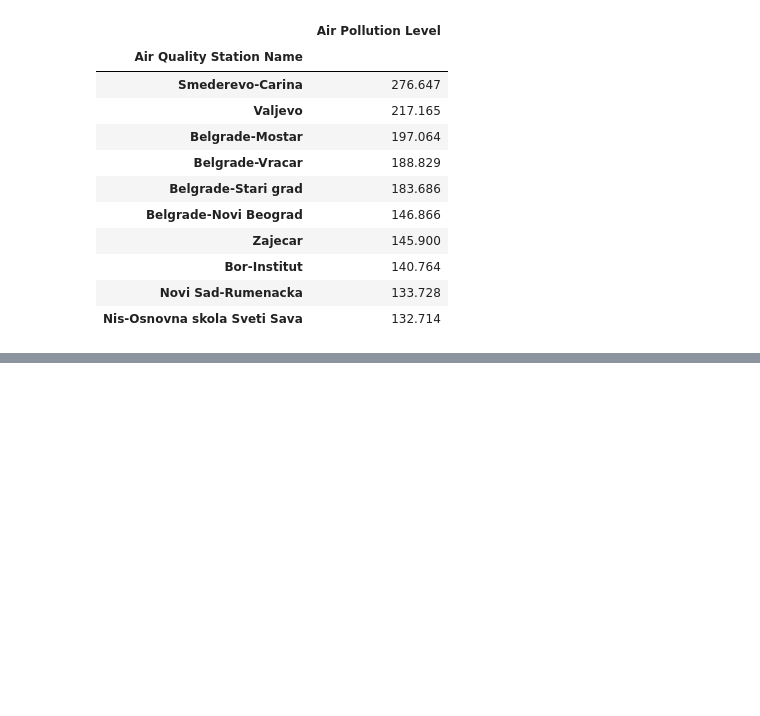
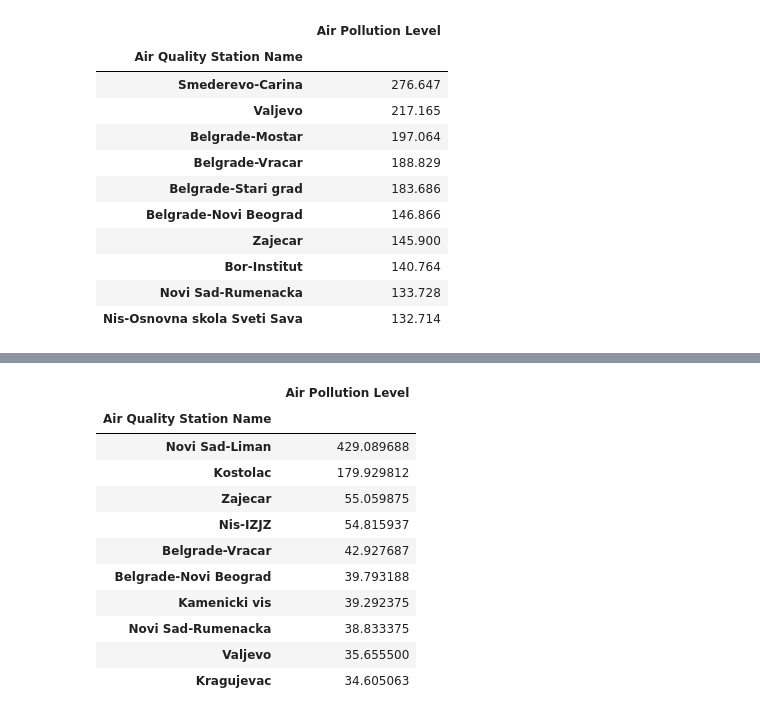
Before and after one commit to makilezx/analysis-of-air-pollution-in-Serbian-cities, a Jupyter notebook: data-analysis-1.ipynb, the cells around one changed output, grey strips where cells are left out. Saved outputs shown, nothing was run; the diff lists cells and outputs as text; code cells hidden in the pictures; blank space fills up the shorter version.

```diff
--- a/data-analysis-1.ipynb
+++ b/data-analysis-1.ipynb
@@ -962,11 +962,11 @@ so2test202
 # %%
 #EDA last 3 years
 #df_2019, df_2020, fixdf_2021
-
+#== sampling
 #2021
-CO_2021 = df_2021.loc[df_2021['Air Pollutant'] == "CO"]
-NO2_2021 = df_2021.loc[df_2021['Air Pollutant'] == "NO2"]
-O3_2021 = df_2021.loc[df_2021['Air Pollutant'] == "O3"]
-PM10_2021 = df_2021.loc[df_2021['Air Pollutant'] == "PM10"]
-SO2_2021 = df_2021.loc[df_2021['Air Pollutant'] == "SO2"]
+CO_2021 = fixdf_2021.loc[fixdf_2021['Air Pollutant'] == "CO"]
+NO2_2021 = fixdf_2021.loc[fixdf_2021['Air Pollutant'] == "NO2"]
+O3_2021 = fixdf_2021.loc[fixdf_2021['Air Pollutant'] == "O3"]
+PM10_2021 = fixdf_2021.loc[fixdf_2021['Air Pollutant'] == "PM10"]
+SO2_2021 = fixdf_2021.loc[fixdf_2021['Air Pollutant'] == "SO2"]
 # %%
@@ -1089,0 +1204,8 @@ notest212
+# %%
+#== sampling
+SO2_2021_station_means = SO2_2021.groupby('Air Quality Station Name')['Air Pollution Level'].mean()
+top_SO2_2021_means = SO2_2021_station_means.nlargest(10)
+SO2_2021_station_max = SO2_2021.groupby('Air Quality Station Name')['Air Pollution Level'].max()
+top_SO2_2021_max = SO2_2021_station_max.nlargest(10)
+
+print(top_SO2_2021_means, top_SO2_2021_max)
@@ -1089,0 +1230,17 @@ notest212
+# %%
+#za cp u eksel
+so2test21 = pd.DataFrame(top_SO2_2021_means)
+so2test21
+# %% [output]
+|  | Air Pollution Level |
+| Air Quality Station Name |  |
+| Novi Sad-Liman | 429.089688 |
+| Kostolac | 179.929812 |
+| Zajecar | 55.059875 |
+| Nis-IZJZ | 54.815937 |
+| Belgrade-Vracar | 42.927687 |
+| Belgrade-Novi Beograd | 39.793188 |
+| Kamenicki vis | 39.292375 |
+| Novi Sad-Rumenacka | 38.833375 |
+| Valjevo | 35.655500 |
+| Kragujevac | 34.605063 |
```
Also changed, not shown: parts of 11 cells of this notebook.
